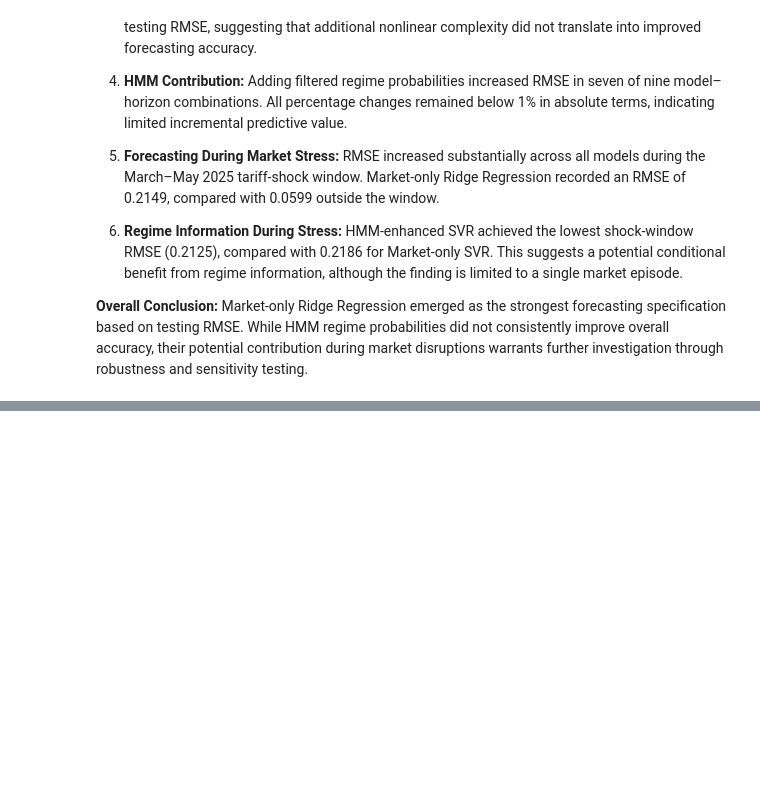
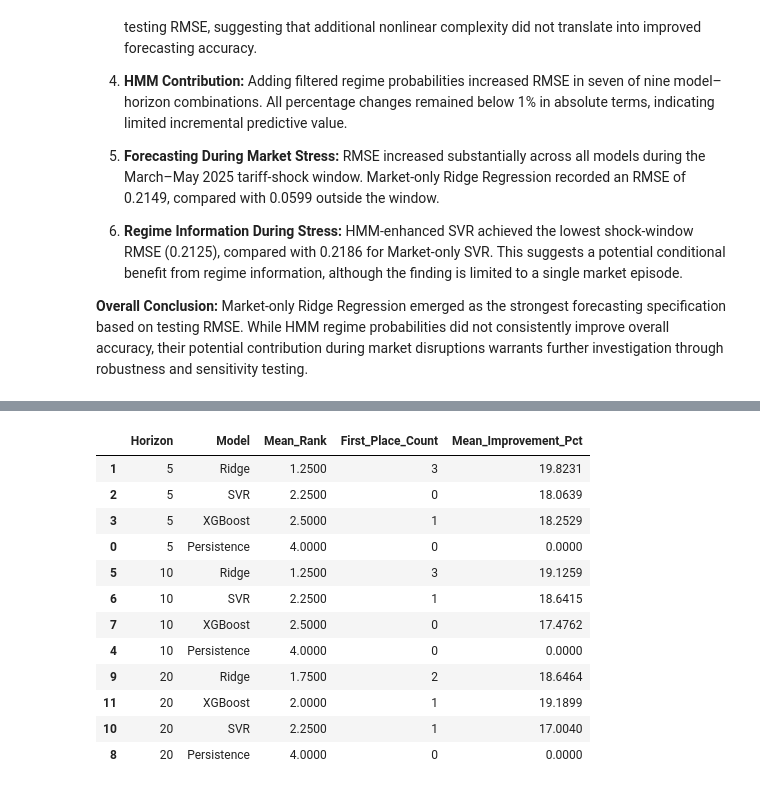
Before and after one commit to LR-Lemon/Milestone-II, a Jupyter notebook: notebooks/02_model_a_volatility_forecasting.ipynb, the cells around one changed output, grey strips where cells are left out. Drawn from its saved outputs; the diff is of its cells as text; code cells hidden in the pictures; blank space fills up the shorter version.

```diff
--- a/notebooks/02_model_a_volatility_forecasting.ipynb
+++ b/notebooks/02_model_a_volatility_forecasting.ipynb
@@ -4618,0 +5049,85 @@ The comparative evaluation reveals that simpler forecasting approaches generally
+# %%
+
+# --------------------------------------------------
+# 10.1.4 Temporal Stability Assessment
+# --------------------------------------------------
+
+# Prepare cross-validation results
+cv_stability_df = cv_results_df.copy()
+
+# ----------------------------------------
+# 1. Calculate Model Rankings
+# ----------------------------------------
+
+cv_stability_df["RMSE Rank"] = (
+    cv_stability_df
+    .groupby(["Fold", "Horizon"])["RMSE"]
+    .rank(method="min", ascending=True)
+    .astype(int)
+)
+
+# ----------------------------------------
+# 2. Calculate Improvement Over Persistence
+# ----------------------------------------
+
+cv_benchmark_df = (
+    cv_stability_df[
+        cv_stability_df["Model"] == "Persistence"
+    ][["Fold", "Horizon", "RMSE"]]
+    .rename(columns={"RMSE": "Persistence RMSE"})
+)
+
+cv_stability_df = cv_stability_df.merge(
+    cv_benchmark_df,
+    on=["Fold", "Horizon"],
+    how="left",
+    validate="many_to_one"
+)
+
+cv_stability_df["RMSE Improvement (%)"] = (
+    1 - cv_stability_df["RMSE"]
+    / cv_stability_df["Persistence RMSE"]
+) * 100
+
+# ----------------------------------------
+# 3. Summarize Temporal Stability
+# ----------------------------------------
+
+cv_stability_summary = (
+    cv_stability_df
+    .groupby("Model")
+    .agg(
+        Mean_Rank=("RMSE Rank", "mean"),
+        First_Place_Count=("RMSE Rank", lambda x: (x == 1).sum()),
+        Mean_RMSE=("RMSE", "mean"),
+        Std_RMSE=("RMSE", "std"),
+        Mean_Improvement_Pct=("RMSE Improvement (%)", "mean"),
+        Min_Improvement_Pct=("RMSE Improvement (%)", "min"),
+        Max_Improvement_Pct=("RMSE Improvement (%)", "max")
+    )
+    .reset_index()
+    .sort_values("Mean_Rank")
+)
+
+print("Temporal Stability Summary:")
+display(cv_stability_summary.round(4))
+
+# ----------------------------------------
+# 4. Model Rankings by Horizon
+# ----------------------------------------
+
+cv_ranking_summary = (
+    cv_stability_df
+    .groupby(["Horizon", "Model"])
+    .agg(
+        Mean_Rank=("RMSE Rank", "mean"),
+        First_Place_Count=("RMSE Rank", lambda x: (x == 1).sum()),
+        Mean_Improvement_Pct=("RMSE Improvement (%)", "mean")
+    )
+    .reset_index()
+    .sort_values(["Horizon", "Mean_Rank"])
+)
+
+print("\nModel Rankings by Forecast Horizon:")
+display(cv_ranking_summary.round(4))
+# %% [output]
@@ -4618,0 +5141,13 @@ The comparative evaluation reveals that simpler forecasting approaches generally
+|  | Horizon | Model | Mean_Rank | First_Place_Count | Mean_Improvement_Pct |
+| 1 | 5 | Ridge | 1.2500 | 3 | 19.8231 |
+| 2 | 5 | SVR | 2.2500 | 0 | 18.0639 |
+| 3 | 5 | XGBoost | 2.5000 | 1 | 18.2529 |
+| 0 | 5 | Persistence | 4.0000 | 0 | 0.0000 |
+| 5 | 10 | Ridge | 1.2500 | 3 | 19.1259 |
+| 6 | 10 | SVR | 2.2500 | 1 | 18.6415 |
+| 7 | 10 | XGBoost | 2.5000 | 0 | 17.4762 |
+| 4 | 10 | Persistence | 4.0000 | 0 | 0.0000 |
+| 9 | 20 | Ridge | 1.7500 | 2 | 18.6464 |
+| 11 | 20 | XGBoost | 2.0000 | 1 | 19.1899 |
+| 10 | 20 | SVR | 2.2500 | 1 | 17.0040 |
+| 8 | 20 | Persistence | 4.0000 | 0 | 0.0000 |
```
Also changed, not shown: parts of 68 cells of this notebook.
